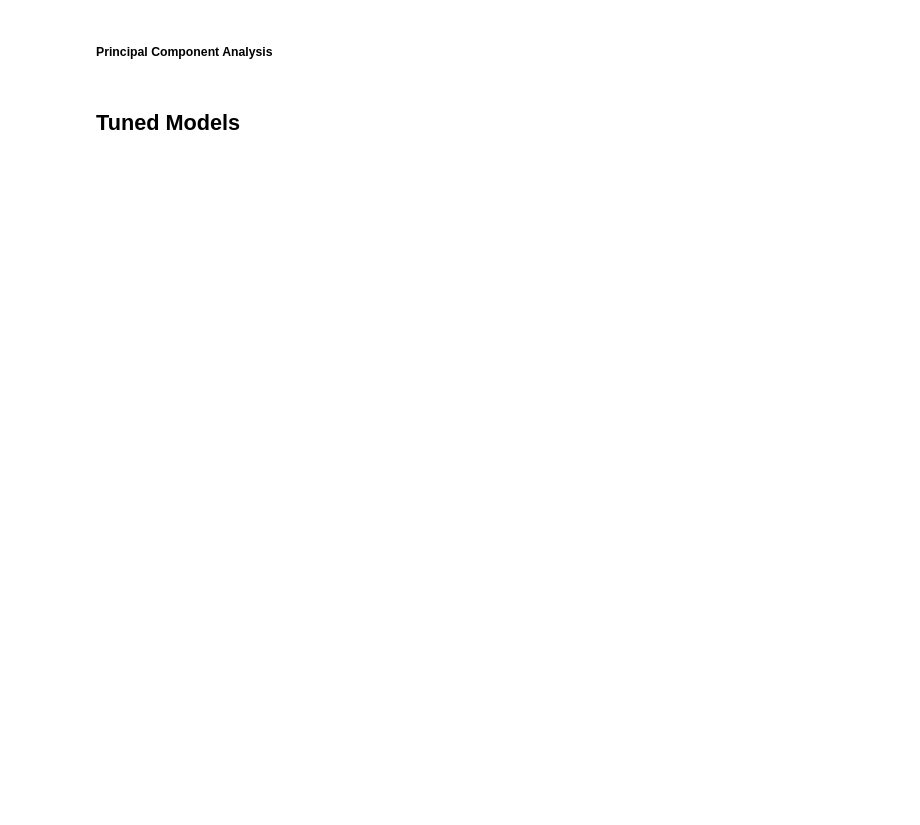
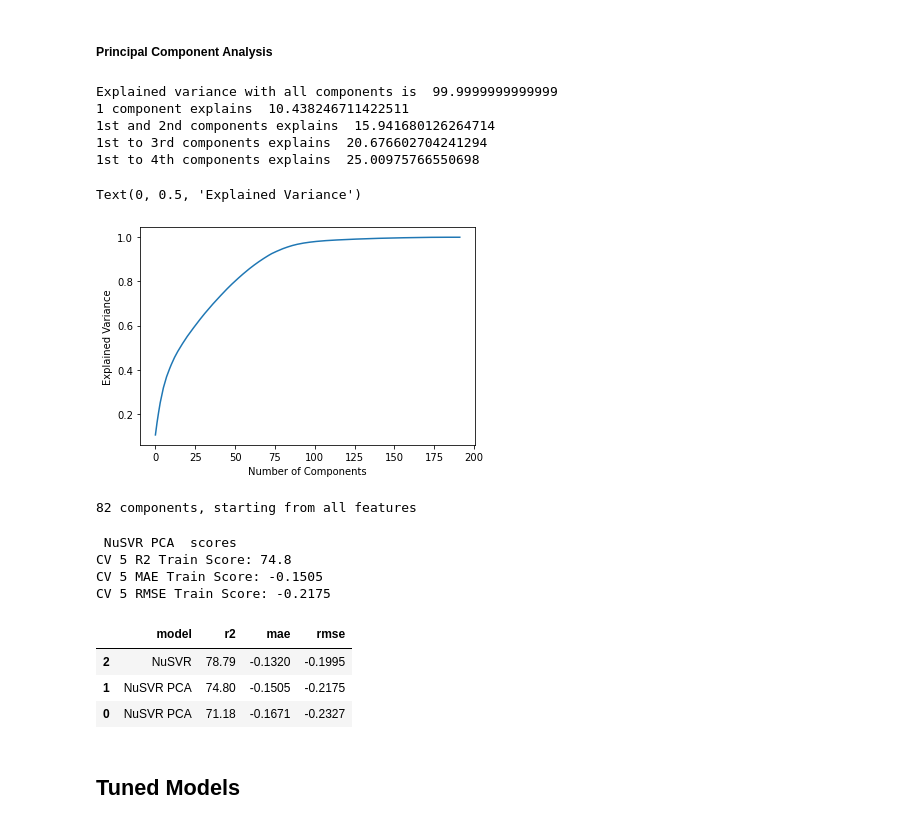
Before and after one commit to threnjen/austin_housing_prices, a Jupyter notebook: Austin-Keras.ipynb, the cells around one changed output. Cells and saved outputs as stored; diff of their text form; code cells hidden in the pictures; blank space fills up the shorter version.

```diff
--- a/Austin-Keras.ipynb
+++ b/Austin-Keras.ipynb
@@ -1478,35 +1498,56 @@ plt.show()'''
 # %% [markdown]
 ##### Principal Component Analysis
 # %%
-'''from sklearn.decomposition import PCA
+from sklearn.decomposition import PCA
 
 pca_all = PCA(n_components=X_train.shape[1], random_state=randomstate)
 x_pca = pca_all.fit_transform(X_train)
 
 print("Explained variance with all components is ", sum(pca_all.explained_variance_ratio_ * 100))
 print("1 component explains ", np.cumsum(pca_all.explained_variance_ratio_ * 100)[0])
 print("1st and 2nd components explains ", np.cumsum(pca_all.explained_variance_ratio_ * 100)[1])
 print("1st to 3rd components explains ", np.cumsum(pca_all.explained_variance_ratio_ * 100)[2])
 print("1st to 4th components explains ", np.cumsum(pca_all.explained_variance_ratio_ * 100)[3])
 
 plt.plot(np.cumsum(pca_all.explained_variance_ratio_))
 plt.xlabel("Number of Components")
-plt.ylabel("Explained Variance")'''
+plt.ylabel("Explained Variance")
+# %% [output]
+Explained variance with all components is  99.9999999999999
+1 component explains  10.438246711422511
+1st and 2nd components explains  15.941680126264714
+1st to 3rd components explains  20.676602704241294
+1st to 4th components explains  25.00975766550698
+Text(0, 0.5, 'Explained Variance')
+[figure, added]
 # %%
-'''# Reducing the dataset into principal components that explain 95% of the variance
+# Reducing the dataset into principal components that explain 95% of the variance
 
 pca_95th = PCA(n_components=.95, random_state=randomstate)
 x_pca_95 = pca_95th.fit_transform(X_train)
 
-print(x_pca_95.shape[1],"components, starting from all features")'''
+print(x_pca_95.shape[1],"components, starting from all features")
+# %% [output]
+82 components, starting from all features
 # %%
-#models = score_model(model, x_pca_95, y_train, "NuSVR PCA", models)
+model=NuSVR()
+models = score_model(model, x_pca_95, y_train, "NuSVR PCA", models)
+# %% [output]
+ NuSVR PCA  scores
+CV 5 R2 Train Score: 74.8
+CV 5 MAE Train Score: -0.1505
+CV 5 RMSE Train Score: -0.2175
 # %%
-'''# make data frame from our models dictionary
+# make data frame from our models dictionary
 target = pd.DataFrame(models).reset_index(drop=True)
 
 # sort data frame by mae and reset index
-target.sort_values('mae', ascending=False).head(20)'''
+target.sort_values('mae', ascending=False).head(20)
+# %% [output]
+|  | model | r2 | mae | rmse |
+| 2 | NuSVR | 78.79 | -0.1320 | -0.1995 |
+| 1 | NuSVR PCA | 74.80 | -0.1505 | -0.2175 |
+| 0 | NuSVR PCA | 71.18 | -0.1671 | -0.2327 |
 # %% [markdown]
 ## Tuned Models
 # %%
```
Also changed, not shown: parts of 26 cells of this notebook.
